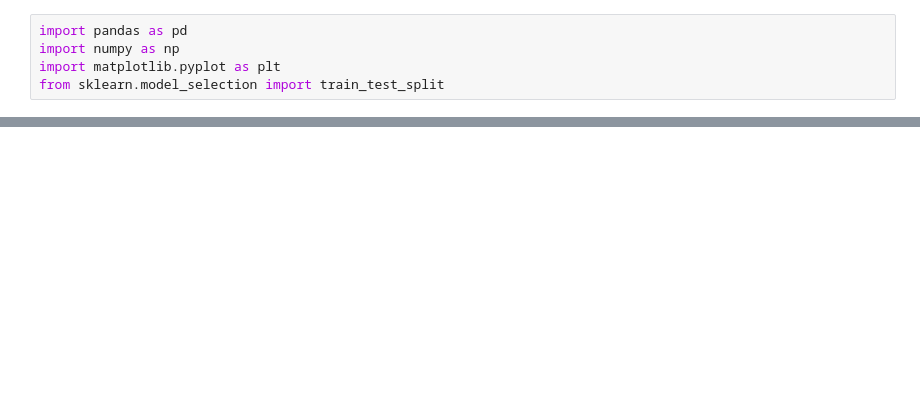
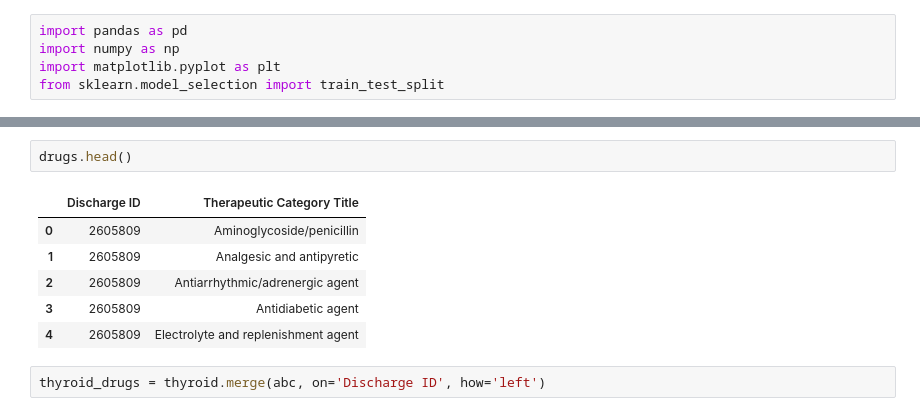
Before and after one commit to heathertrinh1017/Final-Project, a Jupyter notebook: ht.ipynb, the cells around one changed output, grey strips where cells are left out. Cells and saved outputs as stored; diff of their text form; blank space fills up the shorter version.

```diff
--- a/ht.ipynb
+++ b/ht.ipynb
@@ -26,0 +80,11 @@ pd.read_csv('data/thyroid-cleaned.csv')
+# %%
+drugs.head()
+# %% [output]
+|  | Discharge ID | Therapeutic Category Title |
+| 0 | 2605809 | Aminoglycoside/penicillin |
+| 1 | 2605809 | Analgesic and antipyretic |
+| 2 | 2605809 | Antiarrhythmic/adrenergic agent |
+| 3 | 2605809 | Antidiabetic agent |
+| 4 | 2605809 | Electrolyte and replenishment agent |
+# %%
+thyroid_drugs = thyroid.merge(abc, on='Discharge ID', how='left')
```
Also changed, not shown: parts of 8 cells of this notebook.
